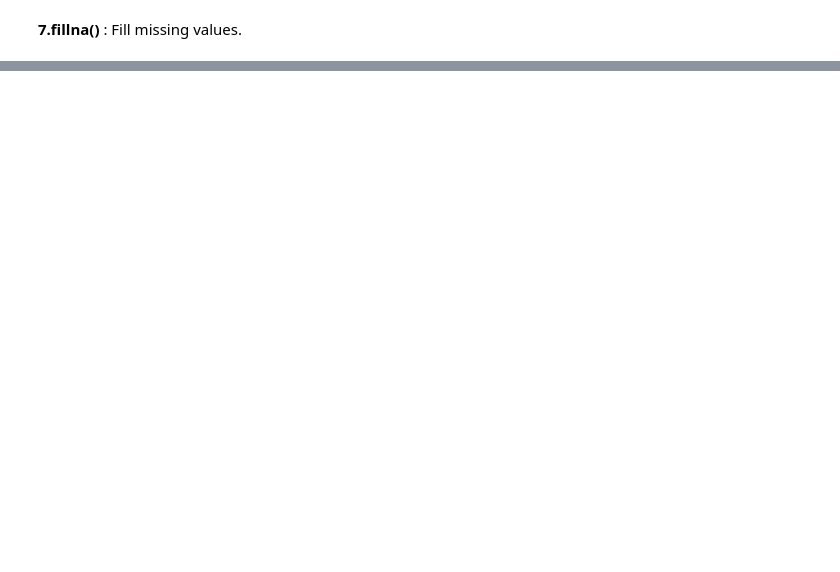
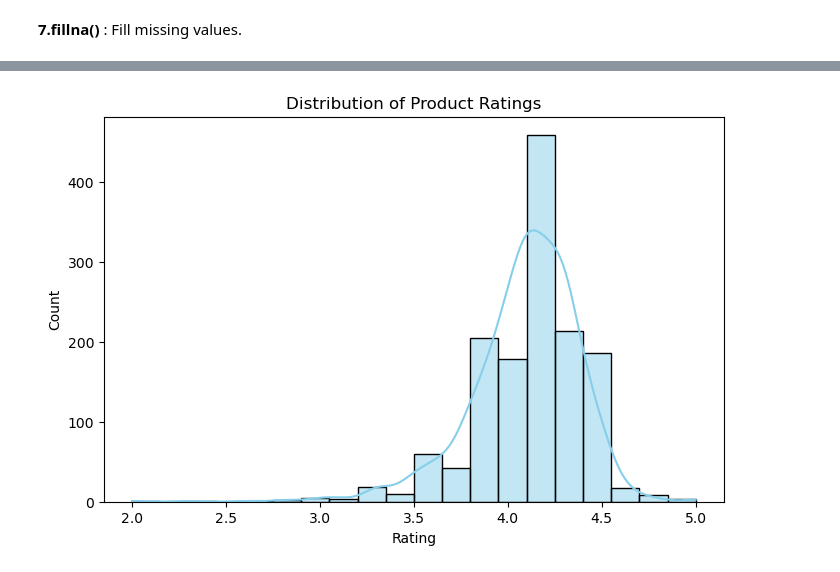
Before and after one commit to neha-13-7531/Amazon-Dataset, a Jupyter notebook: Amazon Dataset.ipynb, the cells around one changed output, grey strips where cells are left out. Cells and saved outputs as stored; diff of their text form; code cells hidden in the pictures; blank space fills up the shorter version.

```diff
--- a/Amazon Dataset.ipynb
+++ b/Amazon Dataset.ipynb
@@ -169,11 +181,8 @@ dtype: int64
 # %% [markdown]
 **7.fillna()** : Fill missing values.
 # %%
-# fill missing values in discounted price by median
-df['discounted_price'] = df['discounted_price'].fillna(df['discounted_price'].median())
 
-# fill missing values in actual price by median
-df['actual_price'] = df['actual_price'].fillna(df['actual_price'].mean())
+
 
 # fill missing values in rating by median
 df['rating_count'] = df['rating_count'].fillna(df['rating_count'].mean())
@@ -203,0 +347,2 @@ dtype: int64
+# %%
+df.drop(['product_id','user_id','review_id','product_link','img_link'],axis=1,inplace=True) # remove unecessary column
@@ -203,0 +426,3 @@ dtype: int64
+# %%
+# dropping the rows whose discount percentage is 0
+df=df.drop(df[(df['discount_percentage'] == 0)].index)
@@ -203,0 +491,4 @@ dtype: int64
+# %%
+# Adding final_price column in datset
+df['final_price']=df['actual_price'] - df['discounted_price'] # to subtract the actual price - discounted  price
+df.head()
@@ -203,0 +518,9 @@ dtype: int64
+# %%
+plt.figure(figsize=(8, 5))
+sns.histplot(df['rating'], bins=20, kde=True, color='skyblue')
+plt.title('Distribution of Product Ratings')
+plt.xlabel('Rating')
+plt.ylabel('Count')
+plt.show()
+# %% [output]
+[figure, added]
```
Also changed, not shown: parts of 57 cells of this notebook.
